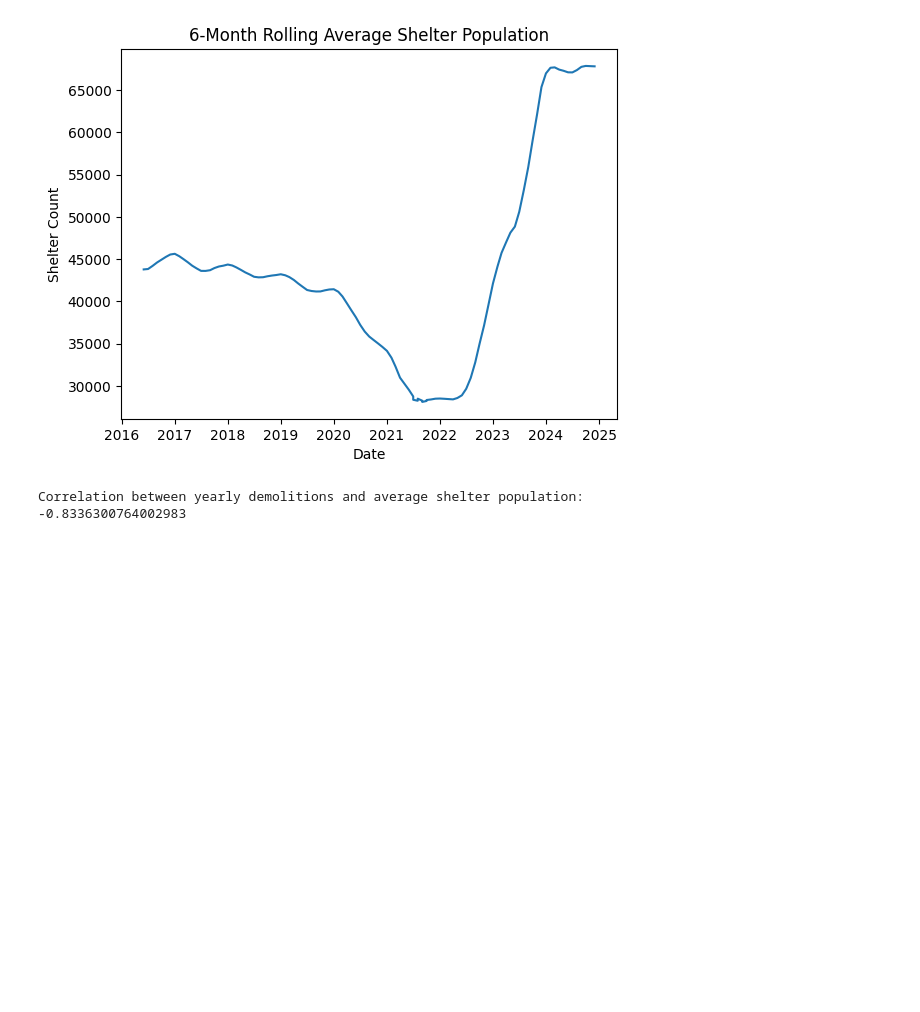
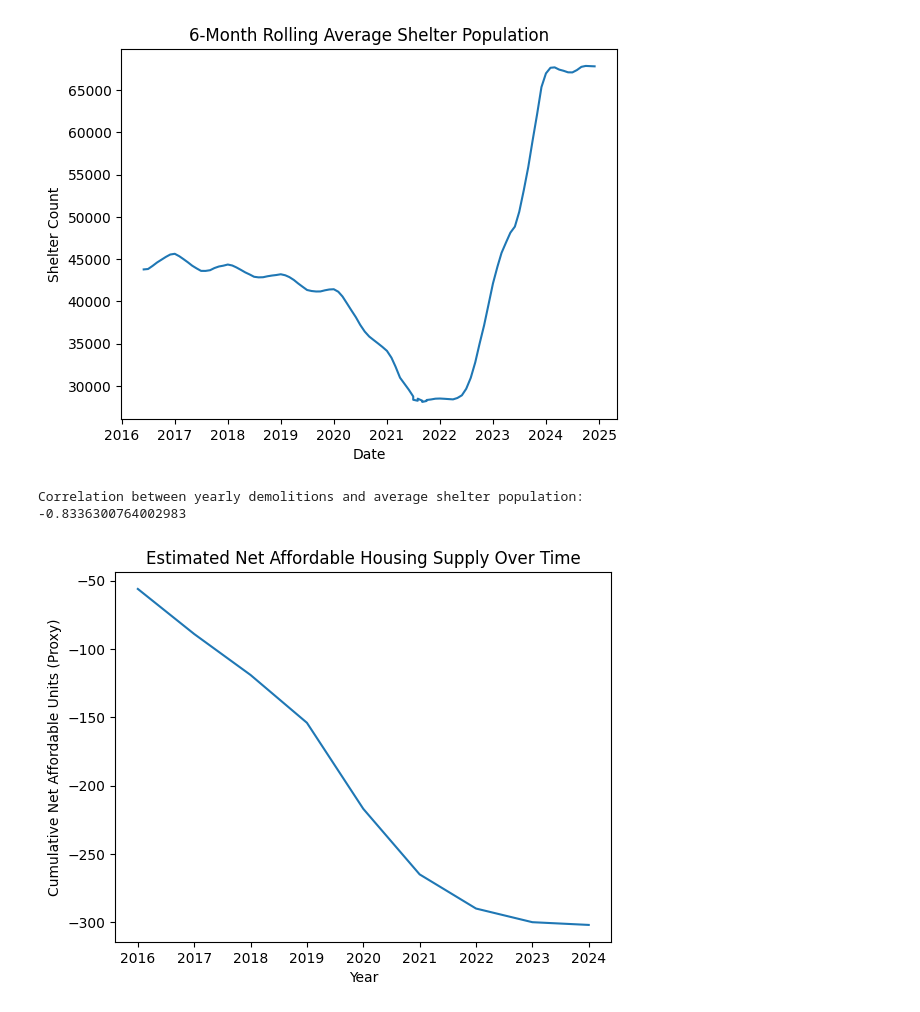
Before and after one commit to kevinserr/Time_Series_Forecast_of_Homelessness_in_NYC_with_Local_Model_Deployment, a Jupyter notebook: python/thomas_eda.ipynb, the cells around one changed output. Drawn from its saved outputs; the diff is of its cells as text; code cells hidden in the pictures; blank space fills up the shorter version.

Commit message:
created scatter plots and line plots

```diff
--- a/python/thomas_eda.ipynb
+++ b/python/thomas_eda.ipynb
@@ -412,3 +412,33 @@ print(correlation)
 [figure]
 Correlation between yearly demolitions and average shelter population:
 -0.8336300764002983
+# %%
+df['month_date'] = pd.to_datetime(df['month_date'])
+df['year'] = df['month_date'].dt.year
+
+# Affordable indicator
+df['is_affordable'] = np.where(df['ownership_id'].isin([2,3]), 1, 0)
+
+# Build vs Demolition
+df['is_build'] = np.where(df['job_typeid'] == 1, 1, 0)
+df['is_demo'] = np.where(df['job_typeid'] == 2, 1, 0)
+
+# Keep only affordable projects
+aff = df[df['is_affordable'] == 1]
+
+yearly = aff.groupby('year').agg(
+    builds=('is_build', 'sum'),
+    demolitions=('is_demo', 'sum')
+)
+
+yearly['net_affordable'] = yearly['builds'] - yearly['demolitions']
+yearly['cumulative_affordable'] = yearly['net_affordable'].cumsum()
+
+plt.figure()
+plt.plot(yearly.index, yearly['cumulative_affordable'])
+plt.title("Estimated Net Affordable Housing Supply Over Time")
+plt.xlabel("Year")
+plt.ylabel("Cumulative Net Affordable Units (Proxy)")
+plt.show()
+# %% [output]
+[figure, added]
```
Also changed, not shown: parts of 8 cells of this notebook.
